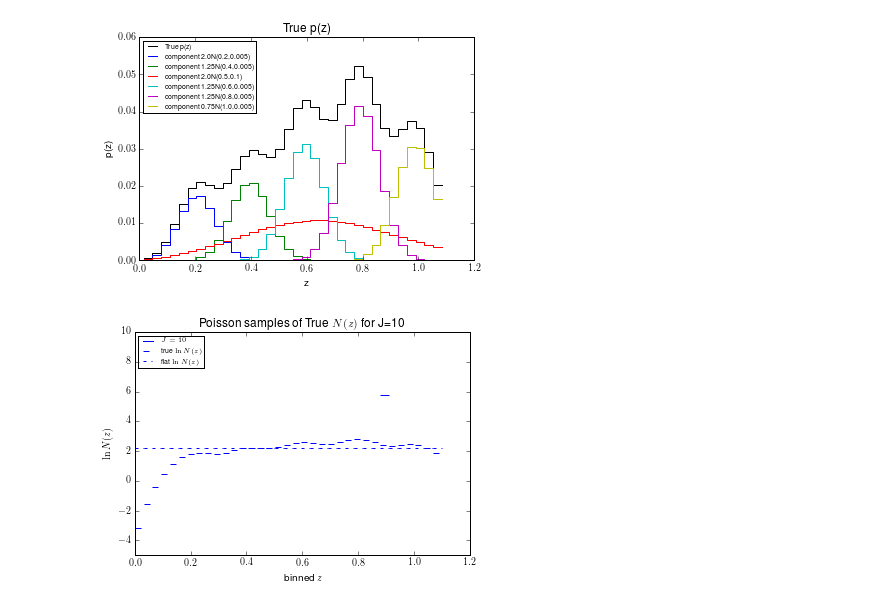
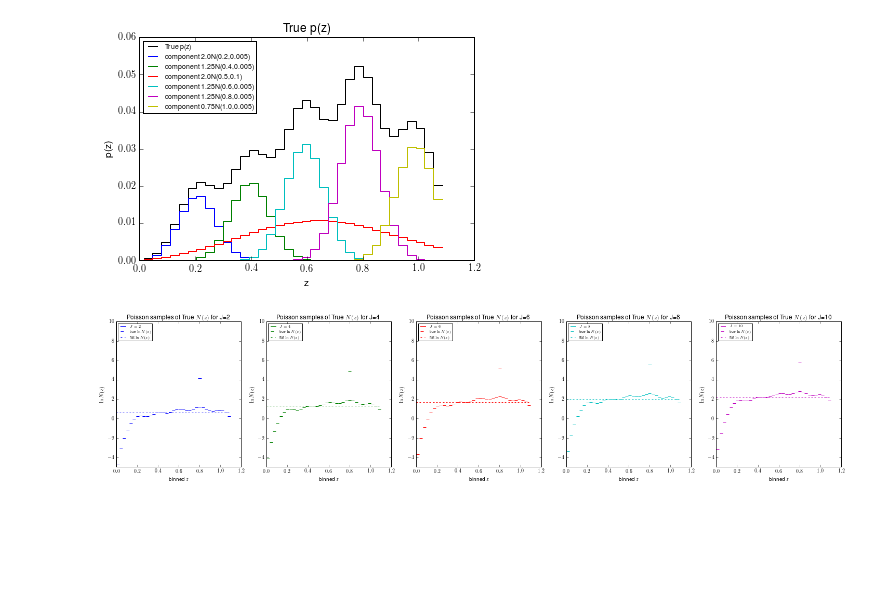
Before and after one commit to aimalz/prob-z, a Jupyter notebook: nz/testprobs.ipynb, the cells around one changed output. Drawn from its saved outputs; the diff is of its cells as text; code cells hidden in the pictures; blank space fills up the shorter version.

```diff
--- a/nz/testprobs.ipynb
+++ b/nz/testprobs.ipynb
@@ -130,30 +138,31 @@ logplotcounts = np.log(np.array(plotcounts))
 # %%
 #define flat distribution for N(z)
-avg_prob = 1./nbins/zdif
-flat = [seed*avg_prob for seed in seed_ngals]
+avgprob = 1./nbins/zdif
+logavgprob = m.log(avgprob)
+flat = [seed*avgprob for seed in seed_ngals]
 logflat = [m.log(f) for f in flat]
 flatNz = [np.array([f]*nbins) for f in flat]
 logflatNz = [np.array([lf]*nbins) for lf in logflat]
+flatPz = [np.array([avgprob]*nbins) for s in range(0,nsurvs)]
+logflatPz = np.log(flatPz)#[np.array([avg_prob]*nbins) for s in range(0,nsurvs)]
 # %%
 #plot samples of true N(z)
-plt.figure(2)
+f, sps = plt.subplots(1, nsurvs, figsize=(5*nsurvs,5))
 for s in range(0,nsurvs):
-    plt.subplot()
-    plt.title(r'Poisson samples of True $N(z)$ for J='+str(seed_ngals[s]))
-    plt.xlabel(r'binned $z$')
-    plt.ylabel(r'$\ln N(z)$')
-    plt.hlines(logtrueNz[s],zlos,zhis,color=colors[s],linestyle='--',label=r'true $\ln N(z)$')
-    plt.hlines(logflatNz[s],zlos,zhis,color=colors[s],linestyle='-.',label=r'flat $\ln N(z)$')
-    plt.plot(zmids,[-10]*nbins,color=colors[s],label=r'$J='+str(seed_ngals[s])+r'$')
+    sps[s].set_title(r'Poisson samples of True $N(z)$ for J='+str(seed_ngals[s]))
+    sps[s].set_xlabel(r'binned $z$')
+    sps[s].set_ylabel(r'$\ln N(z)$')
+    sps[s].hlines(logtrueNz[s],zlos,zhis,color=colors[s],linestyle='--',label=r'true $\ln N(z)$')
+    sps[s].hlines(logflatNz[s],zlos,zhis,color=colors[s],linestyle='-.',label=r'flat $\ln N(z)$')
+    sps[s].step(zmids,[-10]*nbins,color=colors[s],label=r'$J='+str(seed_ngals[s])+r'$')
     for n in range(0,nsamps):
-        plt.hlines(logplotcounts[s][n],zlos,zhis,color=colors[s%6])#,alpha=0.1)
-    plt.ylim(-5,10)
-#plt.savefig('obsNz.png')
-plt.legend(loc='upper left',fontsize='x-small')
-plt.show()
-plt.close()
+        sps[s].hlines(logsampNz[s][n],zlos,zhis,color=colors[s%6])#,alpha=0.1)
+    sps[s].set_ylim(-5,10)
+#plt.savefig('obsPz.png')
+    sps[s].legend(loc='upper left',fontsize='x-small')
+f.show()
 # %% [output]
-[figure, old version]
+[figure, new version]
 # %%
 #turn bin numbers into redshifts for histogram later
 idealZs = np.array([[[zmids[k] for k in range(0,nbins)] for j in range(0,int(round(trueNz[s][k])))] for s in range(0,nsurvs)])
```
Also changed, not shown: parts of 28 cells of this notebook.
